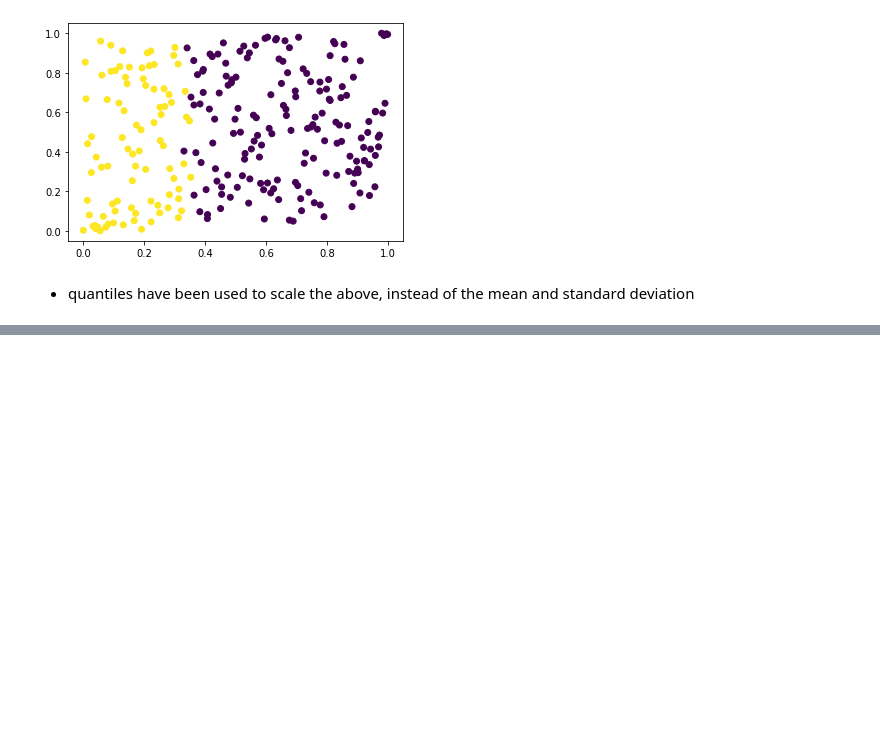
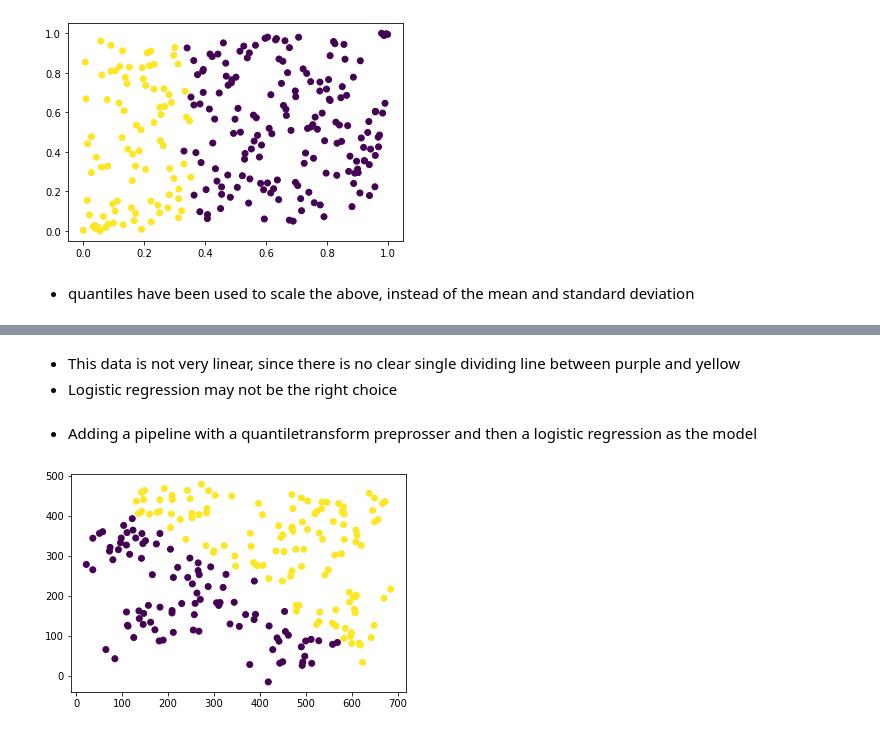
Before and after one commit to MiConnell/Learning-Notebooks, a Jupyter notebook: sklearn.ipynb, the cells around one changed output, grey strips where cells are left out. Cells and saved outputs as stored; diff of their text form; code cells hidden in the pictures; blank space fills up the shorter version.

```diff
--- a/sklearn.ipynb
+++ b/sklearn.ipynb
@@ -73,0 +86,18 @@ plt.scatter(X_new[:, 0], X_new[:, 1], c=y);
+# %% [markdown]
+- This data is not very linear, since there is no clear single dividing line between purple and yellow
+- Logistic regression may not be the right choice
+# %% [markdown]
+- Adding a pipeline with a quantiletransform preprosser and then a logistic regression as the model
+# %%
+from sklearn.linear_model import LogisticRegression
+from sklearn.pipeline import Pipeline
+
+pipe = Pipeline([
+    ("scale", QuantileTransformer(n_quantiles=100)),
+    ("model", LogisticRegression())
+])
+
+pred = pipe.fit(X, y).predict(X)
+plt.scatter(X[:, 0], X[:, 1], c=pred);
+# %% [output]
+[figure, added]
```
Also changed, not shown: parts of 31 cells of this notebook.
